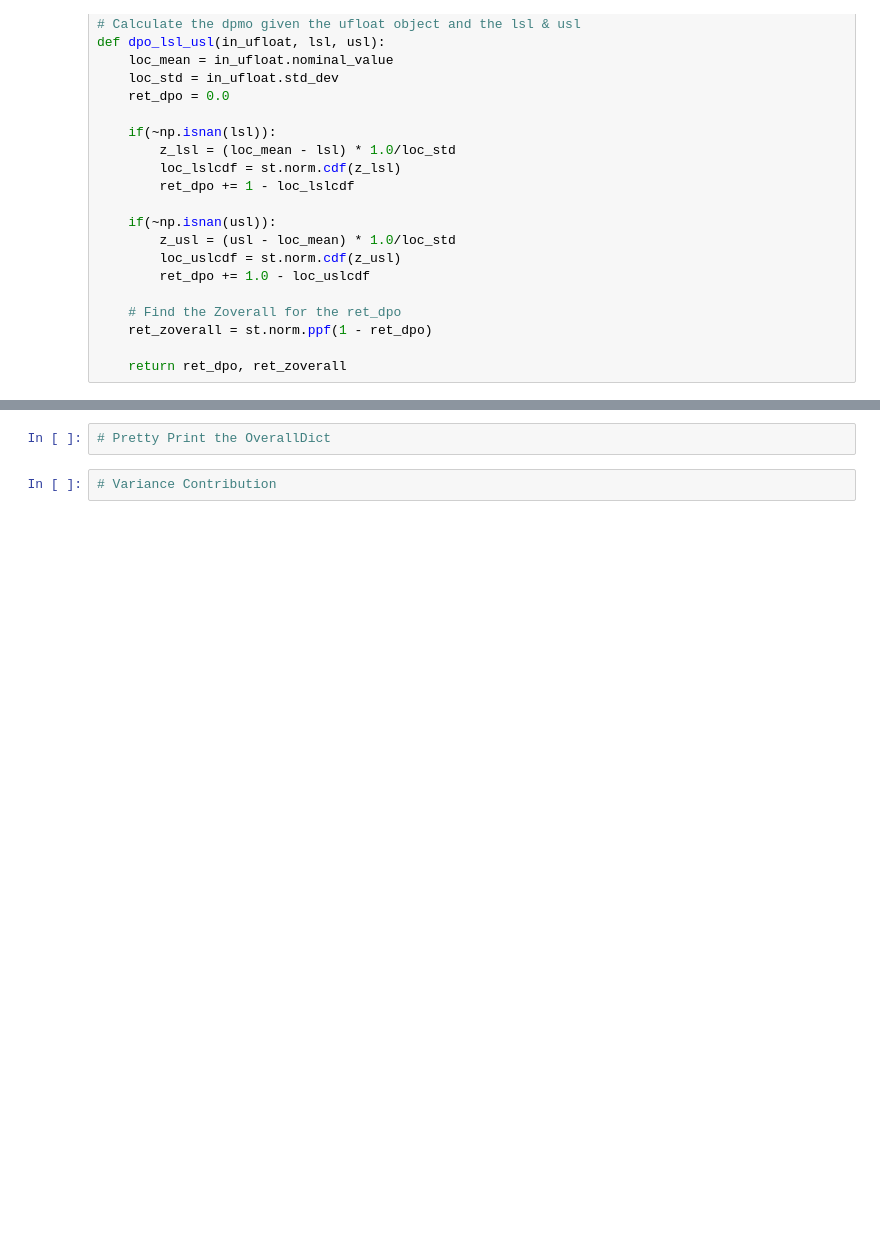
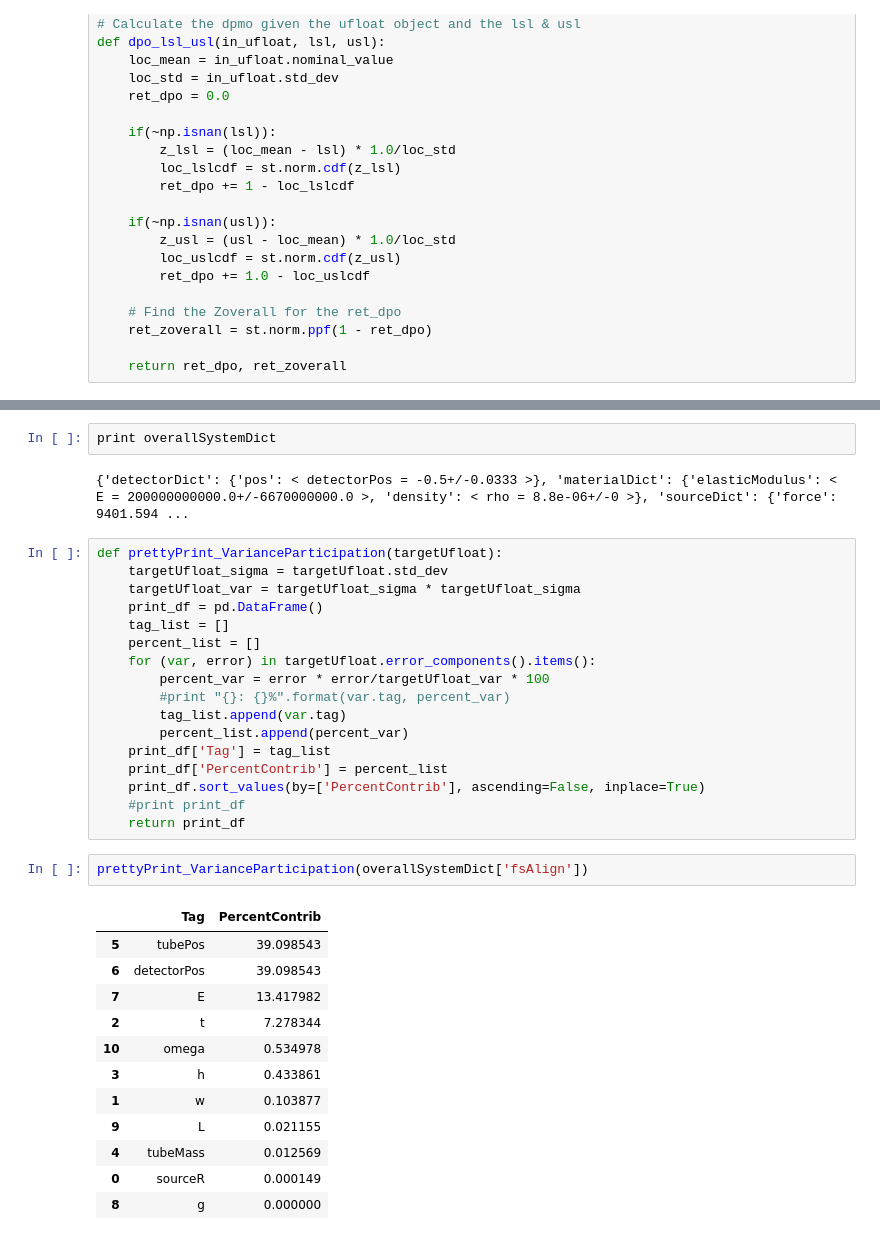
Before and after one commit to bmdevan/sixsigma, a Jupyter notebook: xray_exercise/XRayDetector_v1.ipynb, the cells around one changed output, grey strips where cells are left out. Drawn from its saved outputs; the diff is of its cells as text; blank space fills up the shorter version.

Commit message:
Checked in Pickle Files, Variance Participation, Pretty Print

```diff
--- a/xray_exercise/XRayDetector_v1.ipynb
+++ b/xray_exercise/XRayDetector_v1.ipynb
@@ -310,4 +362,36 @@ Frequency: 54.712615, dpmo: 0.386545, z: 0.288335
-# %%
-# Pretty Print the OverallDict
-# %%
-# Variance Contribution
+# %%
+print overallSystemDict
+# %% [output]
+{'detectorDict': {'pos': < detectorPos = -0.5+/-0.0333 >}, 'materialDict': {'elasticModulus': < E = 200000000000.0+/-6670000000.0 >, 'density': < rho = 8.8e-06+/-0 >}, 'sourceDict': {'force': 9401.594 ...
+# %%
+def prettyPrint_VarianceParticipation(targetUfloat):
+    targetUfloat_sigma = targetUfloat.std_dev
+    targetUfloat_var = targetUfloat_sigma * targetUfloat_sigma
+    print_df = pd.DataFrame()
+    tag_list = []
+    percent_list = []
+    for (var, error) in targetUfloat.error_components().items():
+        percent_var = error * error/targetUfloat_var * 100
+        #print "{}: {}%".format(var.tag, percent_var)
+        tag_list.append(var.tag)
+        percent_list.append(percent_var)
+    print_df['Tag'] = tag_list
+    print_df['PercentContrib'] = percent_list
+    print_df.sort_values(by=['PercentContrib'], ascending=False, inplace=True)
+    #print print_df
+    return print_df
+# %%
+prettyPrint_VarianceParticipation(overallSystemDict['fsAlign'])
+# %% [output]
+|  | Tag | PercentContrib |
+| 5 | tubePos | 39.098543 |
+| 6 | detectorPos | 39.098543 |
+| 7 | E | 13.417982 |
+| 2 | t | 7.278344 |
+| 10 | omega | 0.534978 |
+| 3 | h | 0.433861 |
+| 1 | w | 0.103877 |
+| 9 | L | 0.021155 |
+| 4 | tubeMass | 0.012569 |
+| 0 | sourceR | 0.000149 |
+| 8 | g | 0.000000 |
```
Also changed, not shown: parts of 10 cells of this notebook, 8 other files.
